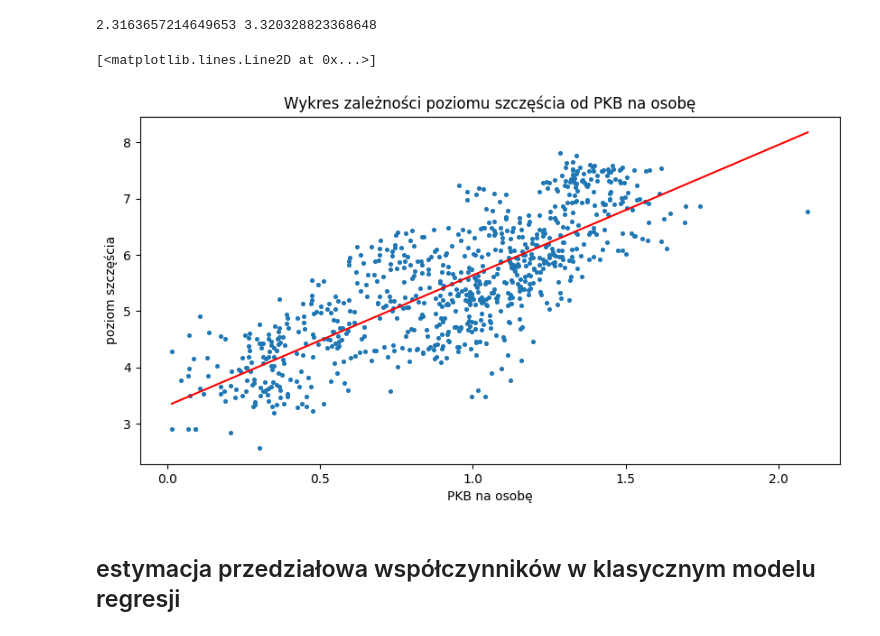
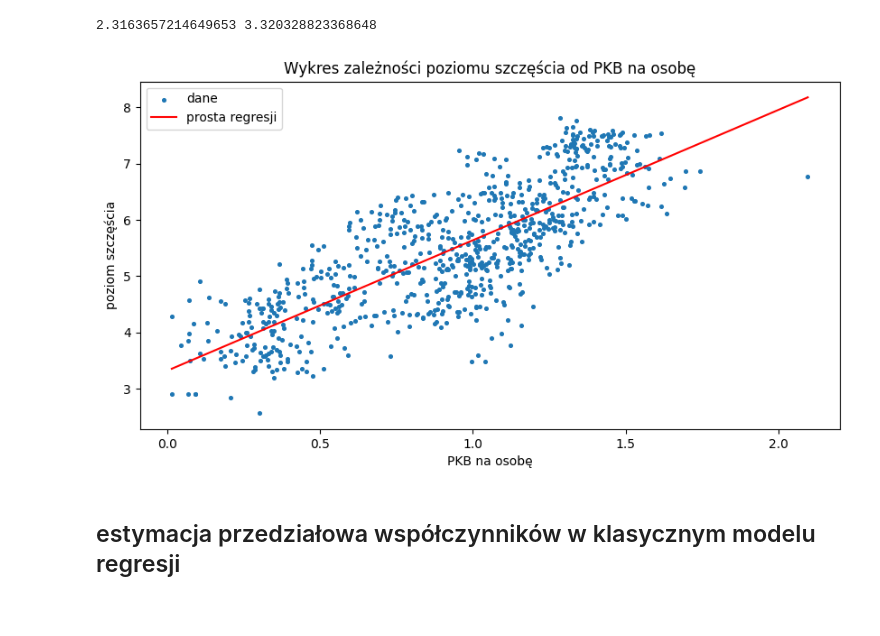
Before and after one commit to zlekoty/komputerowa_analiza_szereg-w_czasowych, a Jupyter notebook: kaszczRaport1.ipynb, the cells around one changed output. Drawn from its saved outputs; the diff is of its cells as text; code cells hidden in the pictures.

```diff
--- a/kaszczRaport1.ipynb
+++ b/kaszczRaport1.ipynb
@@ -200,18 +200,18 @@ print(b1, b0)
 2.3163657214649653 3.320328823368648
 # %%
 plt.figure(figsize = (10,5))
-plt.scatter(gdp,happiness,s=7)
+plt.scatter(gdp,happiness,s=7, label="dane")
 plt.xlabel("PKB na osobę")
 plt.ylabel("poziom szczęścia")
 plt.title("Wykres zależności poziomu szczęścia od PKB na osobę")
 x = np.linspace(min(gdp), max(gdp), 1000)
 y = [b1*i + b0 for i in x]
-plt.plot(x,y, color="r")
+plt.plot(x,y, color="r", label="prosta regresji")
+plt.legend()
 
-# plt.savefig('plot2.pdf', format='pdf')
+plt.savefig('obrazki/plot2.pdf', format='pdf')
 # %% [output]
-[<matplotlib.lines.Line2D at 0x...>]
-[figure, old version]
+[figure, new version]
 # %% [markdown]
 ## estymacja przedziałowa współczynników w klasycznym modelu regresji
 # %% [markdown]
```
Also changed, not shown: 7 other files.
